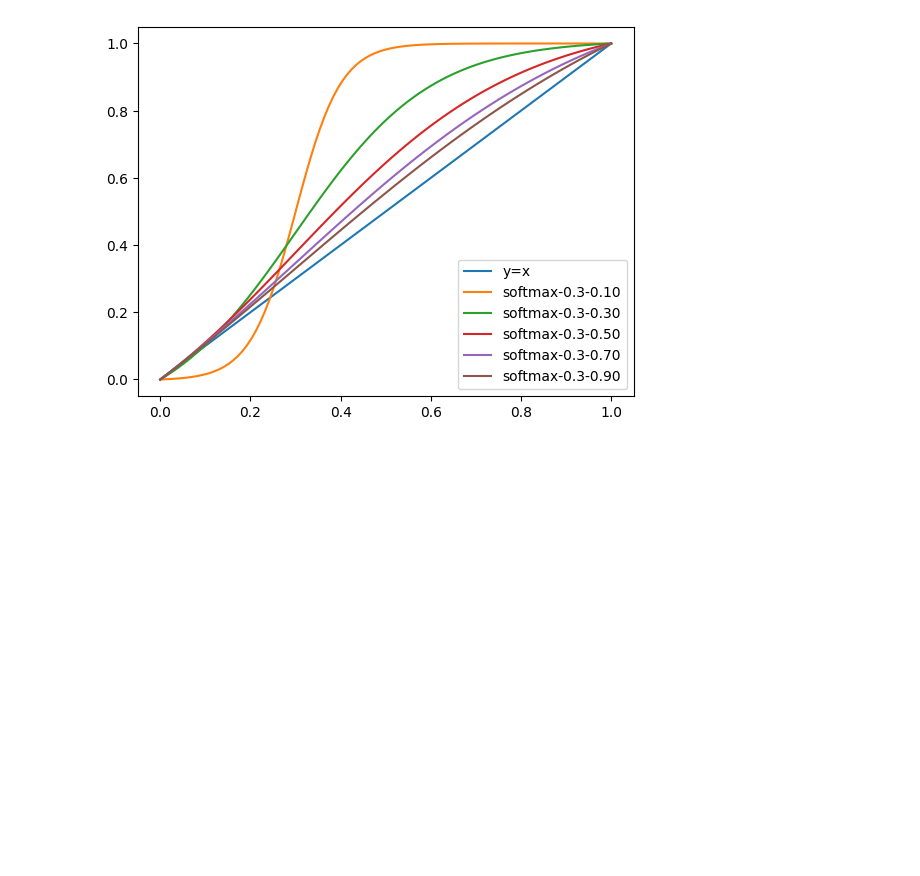
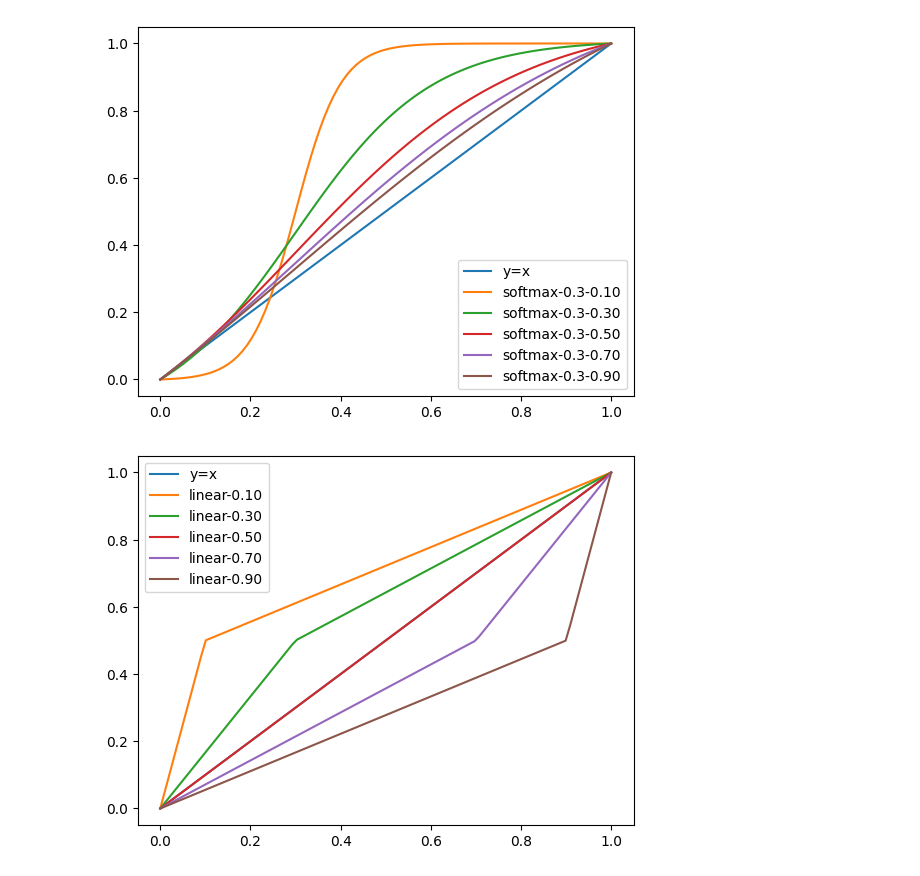
Before and after one commit to ashun989/mmsegmentation, a Jupyter notebook: tools/diffusemade/act_choice.ipynb, the cells around one changed output. Cells and saved outputs as stored; diff of their text form; code cells hidden in the pictures; blank space fills up the shorter version.

```diff
--- a/tools/diffusemade/act_choice.ipynb
+++ b/tools/diffusemade/act_choice.ipynb
@@ -142,3 +142,23 @@ plt.legend()
 plt.show()
 # %% [output]
 [figure]
+# %%
+def act_linear(x, mid=0.5):
+    theta_1 = 0.5 / mid
+    theta_2 = 0.5 / (1 - mid)
+    beta_2 = 1 - theta_2
+    up_idx = x > mid
+    lo_idx = x < mid
+    y = x.copy()
+    y[lo_idx] = theta_1 * y[lo_idx]
+    y[up_idx] = theta_2 * y[up_idx] + beta_2
+    return y
+# %%
+plt.plot(x, x, label=f'y=x')
+for m in np.linspace(0.1, 0.9, 5):
+    y = act_linear(x, mid=m)
+    plt.plot(x, y, label=f'linear-{m:.2f}')
+plt.legend()
+plt.show()
+# %% [output]
+[figure, added]
```
Also changed, not shown: 5 other files.
